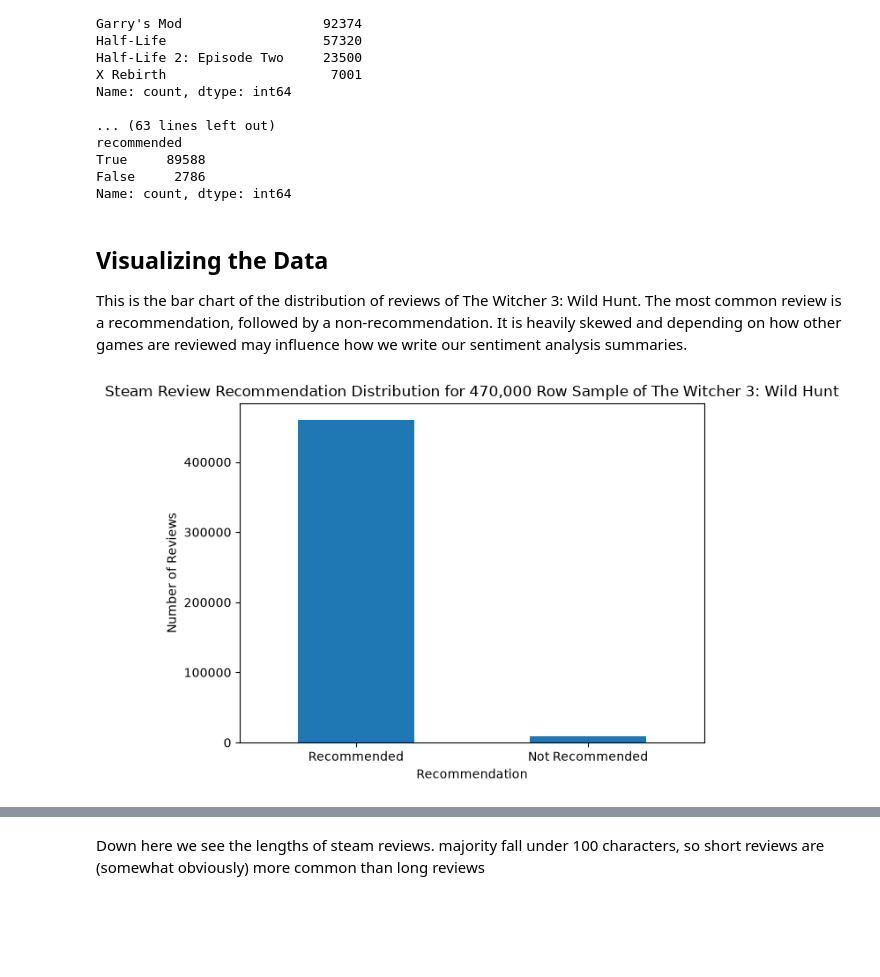
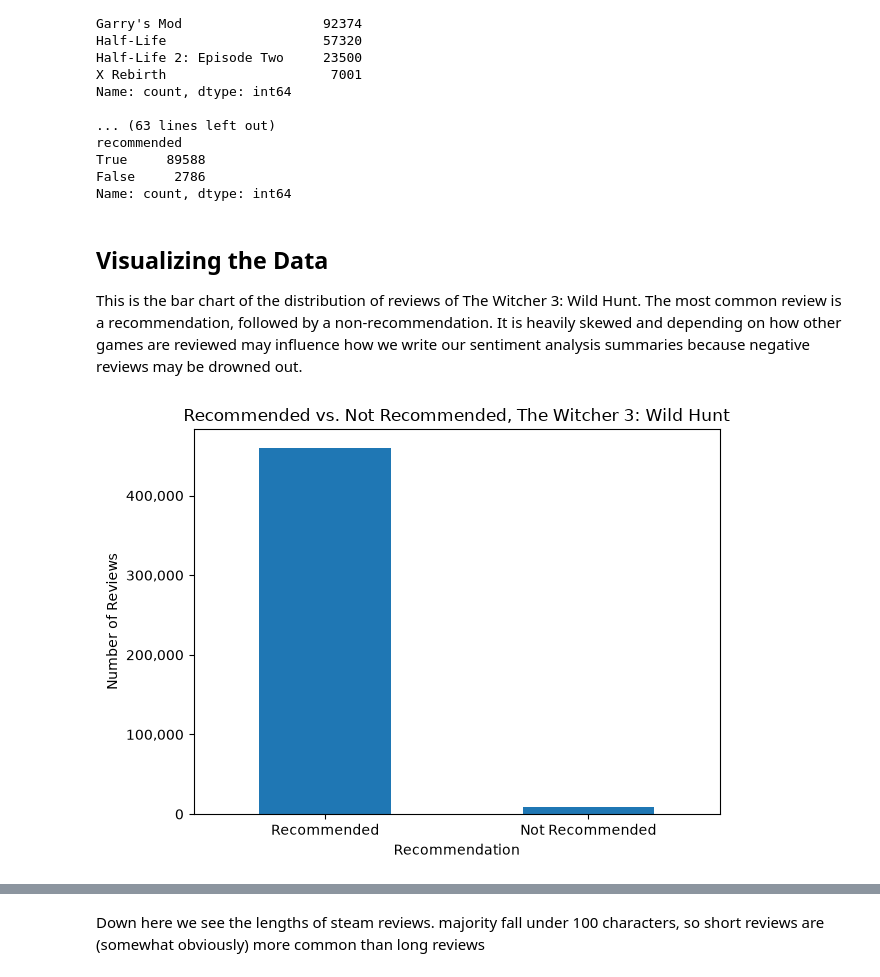
Before and after one commit to CS122-04-FA26/steamers-steamreviews-game, a Jupyter notebook: notebooks/Project_Assignment_02.ipynb, the cells around one changed output, grey strips where cells are left out. Saved outputs shown, nothing was run; the diff lists cells and outputs as text; code cells hidden in the pictures; blank space fills up the shorter version.

Commit message:
Clean English reviews, updated charts, flagged small reviews

```diff
--- a/notebooks/Project_Assignment_02.ipynb
+++ b/notebooks/Project_Assignment_02.ipynb
@@ -112,21 +108,23 @@ Name: count, dtype: int64
 # %% [markdown]
 ## Visualizing the Data
 
-This is the bar chart of the distribution of reviews of The Witcher 3: Wild Hunt.  The most common review is a recommendation, followed by a non-recommendation. It is heavily skewed and depending on how other games are reviewed may influence how we write our sentiment analysis summaries.
+This is the bar chart of the distribution of reviews of The Witcher 3: Wild Hunt.  The most common review is a recommendation, followed by a non-recommendation. It is heavily skewed and depending on how other games are reviewed may influence how we write our sentiment analysis summaries because negative reviews may be drowned out.
 # %%
 import matplotlib.pyplot as plt
 
 recommendation_counts = df[df['app_name'] == "The Witcher 3: Wild Hunt"]["recommended"].value_counts().rename(
     index={True: "Recommended", False: "Not Recommended"}
 )
 
 # showing recommended vs not recommended
 ax = recommendation_counts.plot(kind="bar")
-ax.set_title("Steam Review Recommendation Distribution for 470,000 Row Sample of The Witcher 3: Wild Hunt")
+ax.set_title("Recommended vs. Not Recommended, The Witcher 3: Wild Hunt")
 ax.set_xlabel("Recommendation")
 ax.set_ylabel("Number of Reviews")
 plt.xticks(rotation=0)
 plt.tight_layout()
+import matplotlib.ticker as mticker
+ax.yaxis.set_major_formatter(mticker.StrMethodFormatter("{x:,.0f}"))
 plt.show()
 # %% [output]
-[figure, old version]
+[figure, new version]
```
Also changed, not shown: parts of 8 cells of this notebook.
